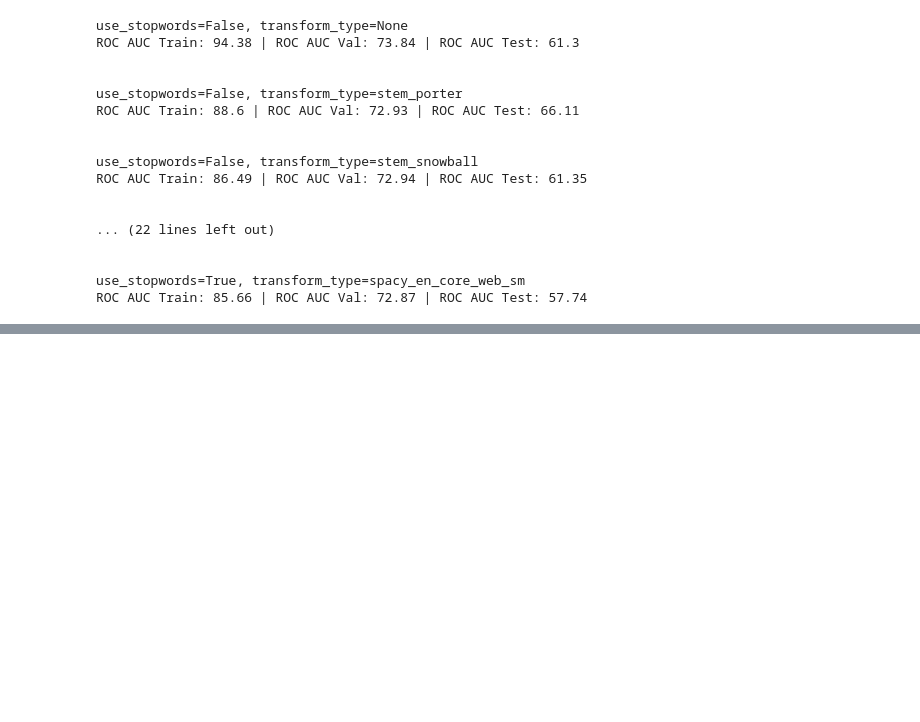
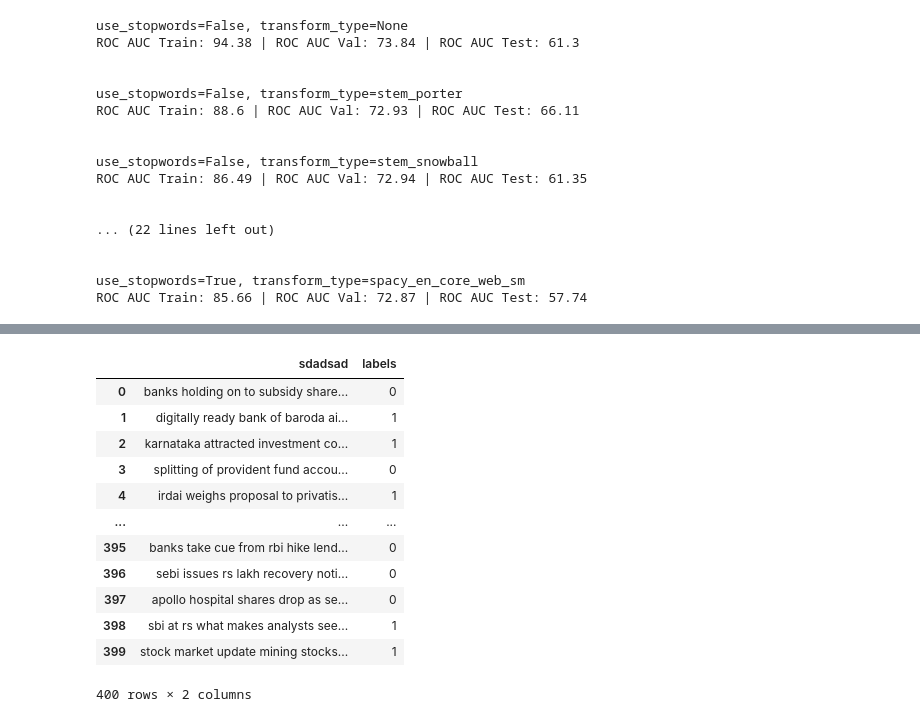
Before and after one commit to someoneorlov/styx, a Jupyter notebook: notebooks/7.0-sentiment-classification.ipynb, the cells around one changed output, grey strips where cells are left out. Cells and saved outputs as stored; diff of their text form; code cells hidden in the pictures; blank space fills up the shorter version.

```diff
--- a/notebooks/7.0-sentiment-classification.ipynb
+++ b/notebooks/7.0-sentiment-classification.ipynb
@@ -681,0 +805,18 @@ for use_stopwords, transform_type in product(stop_word_vars, word_transform_vars
+# %%
+test_sample.rename(columns={'text':'sdadsad'}, inplace=True)
+# %%
+test_sample
+# %% [output]
+|  | sdadsad | labels |
+| 0 | banks holding on to subsidy share... | 0 |
+| 1 | digitally ready bank of baroda ai... | 1 |
+| 2 | karnataka attracted investment co... | 1 |
+| 3 | splitting of provident fund accou... | 0 |
+| 4 | irdai weighs proposal to privatis... | 1 |
+| ... | ... | ... |
+| 395 | banks take cue from rbi hike lend... | 0 |
+| 396 | sebi issues rs lakh recovery noti... | 0 |
+| 397 | apollo hospital shares drop as se... | 0 |
+| 398 | sbi at rs what makes analysts see... | 1 |
+| 399 | stock market update mining stocks... | 1 |
+400 rows × 2 columns
```
Also changed, not shown: parts of 22 cells of this notebook, 9 other files.
